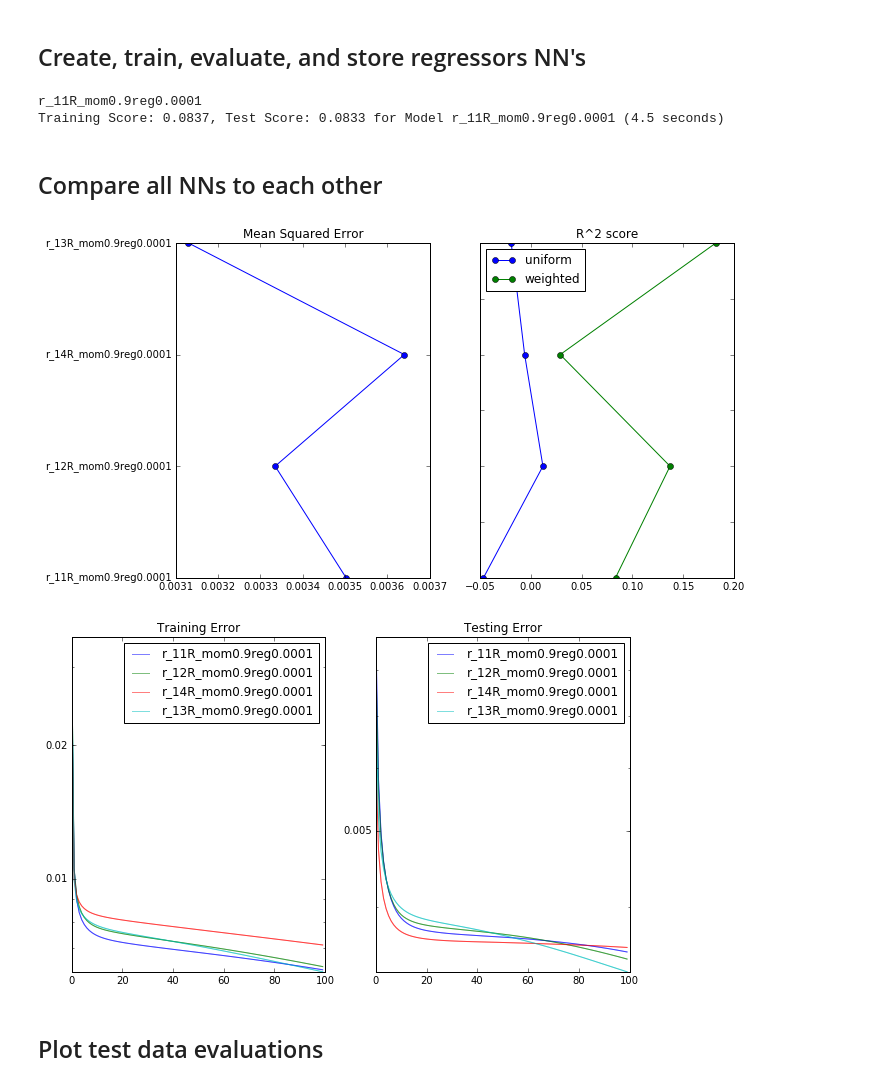
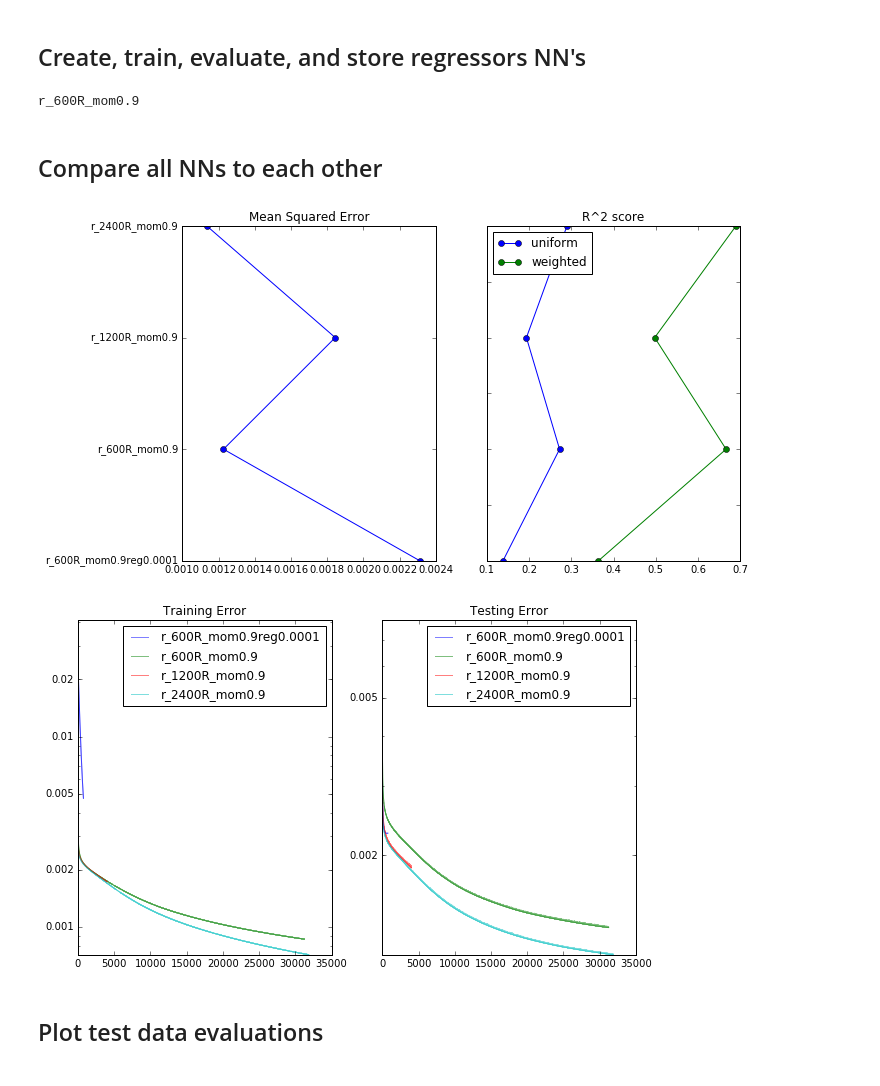
Before and after one commit to jgdwyer/ML-convection, a Jupyter notebook: Neural Network Workbook.ipynb, the cells around one changed output. Saved outputs shown, nothing was run; the diff lists cells and outputs as text; code cells hidden in the pictures.

```diff
--- a/Neural Network Workbook.ipynb
+++ b/Neural Network Workbook.ipynb
@@ -24,11 +24,9 @@ import src.nnplot as nnplot
 # Set script parameters
 minlev = 0.0
 rainonly = False
-evaluate_classifiers = False
-evaluate_regressors = False
 write_nn_to_netcdf = False
-fig_dir = '/Users/jgdwyer/mitbox/scripts/nn/figs/'
-data_dir = '/Users/jgdwyer/mitbox/scripts/nn/data/'
+fig_dir = './figs/'
+data_dir = './data/'
 
 # Load data
 x, y, Pout, lat, lev, dlev, timestep = nnload.loaddata(data_dir + 'nntest.nc', minlev)
@@ -64,10 +62,9 @@ There is convection 65.5% of the time
 # Build, train, and save model
 from importlib import reload
 reload(nntrain)
-n_iter = 100#00
 batch_size = 100
-r_mlp, r_str                  = nntrain.build_nn('regress',['Rectifier'],[11],batch_size,'momentum',
-                                                 n_iter=100, regularize = 'L2', weight_decay = 0.0001)
+r_mlp, r_str                  = nntrain.build_nn('regress',['Rectifier'],[600],'momentum',batch_size,
+                                                 n_stable=25)#, regularize = 'L2', weight_decay = 0.0001)
 print(r_str)
 r_mlp, r_errors = nntrain.train_nn(r_mlp,r_str,x1,y1,x2,y2)
 pickle.dump([r_mlp, r_str, r_errors],  open(data_dir + 'regressors/' + r_str + '.pkl', 'wb'))
@@ -76,30 +73,31 @@ pickle.dump([r_mlp, r_str, r_errors],  open(data_dir + 'regressors/' + r_str + '
 if write_nn_to_netcdf:
     nnnetcdf.write_netcdf_twolayer(r_mlp, 'regress', datadir + 'netcdf_models/' + r_str + '_neural_weights_regressor.nc')
 # %% [output]
-r_11R_mom0.9reg0.0001
-Training Score: 0.0837, Test Score: 0.0833 for Model r_11R_mom0.9reg0.0001 (4.5 seconds)
+r_600R_mom0.9
 # %% [markdown]
 ## Compare all NNs to each other
 # %%
 # Initialize regressors
+from importlib import reload
 reload(nntrain)
-trained_regressors = ['r_11R_mom0.9reg0.0001','r_12R_mom0.9reg0.0001','r_14R_mom0.9reg0.0001','r_13R_mom0.9reg0.0001']#,'r_16R_mom0.9','r_17R_mom0.9','r_800R_mom0.9','r_800R_mom0.9reg0.0001']
+trained_regressors = ['r_600R_mom0.9reg0.0001','r_600R_mom0.9',
+                      'r_1200R_mom0.9','r_2400R_mom0.9']
 N_r = len(trained_regressors)
 r_mlp = [0]*N_r
 r_str = [0]*N_r
-r_errors=np.empty((n_iter,4,N_r))
+r_errors=np.empty((40000,4,N_r))
 r_errors[:]=np.NAN
 
 # Load regressors
 for i,r in enumerate(trained_regressors):
     r_mlp[i], r_str[i], err = pickle.load(open(data_dir + 'regressors/' + r + '.pkl', 'rb'))
     r_errors[:len(err),:,i]      =  err
 # Compare them and plot output
 nntrain.plot_regressors_scores(r_mlp,r_str,x2,y2,fig_dir + 'compare/','r')
 nntrain.plot_model_error_over_time(r_errors, r_str, fig_dir + 'compare/','r')
 # %% [output]
-[figure, old version]
+[figure, new version]
-[figure, old version]
+[figure, new version]
 # %% [markdown]
 ## Plot test data evaluations
 # %%
```
Also changed, not shown: parts of 2 cells of this notebook, 5 other files.
